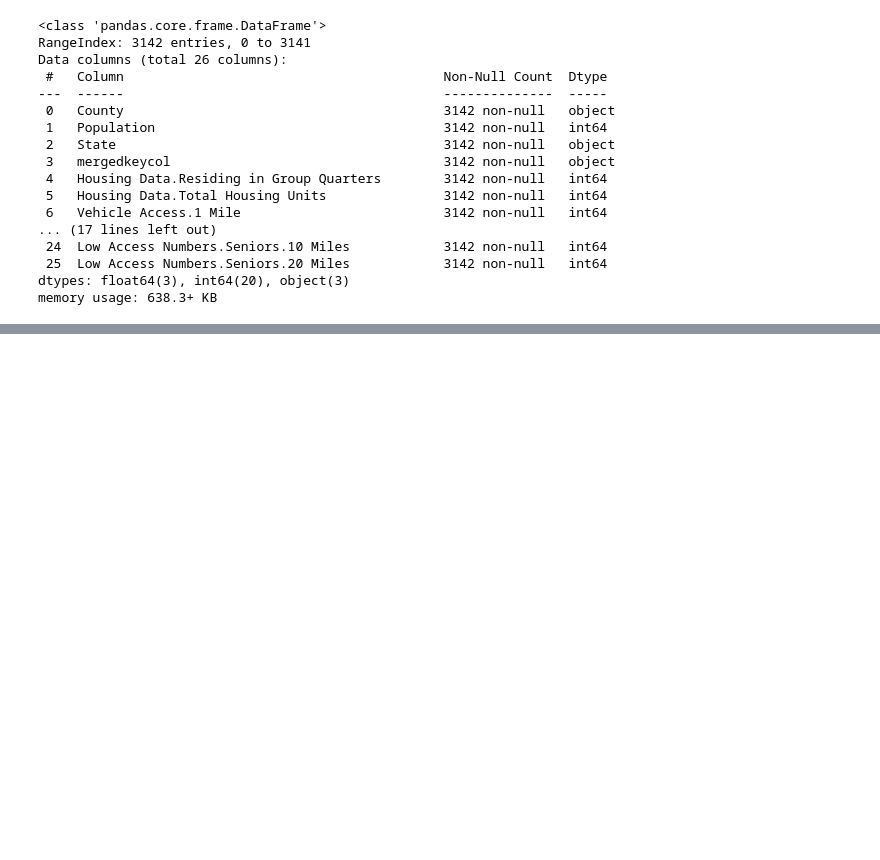
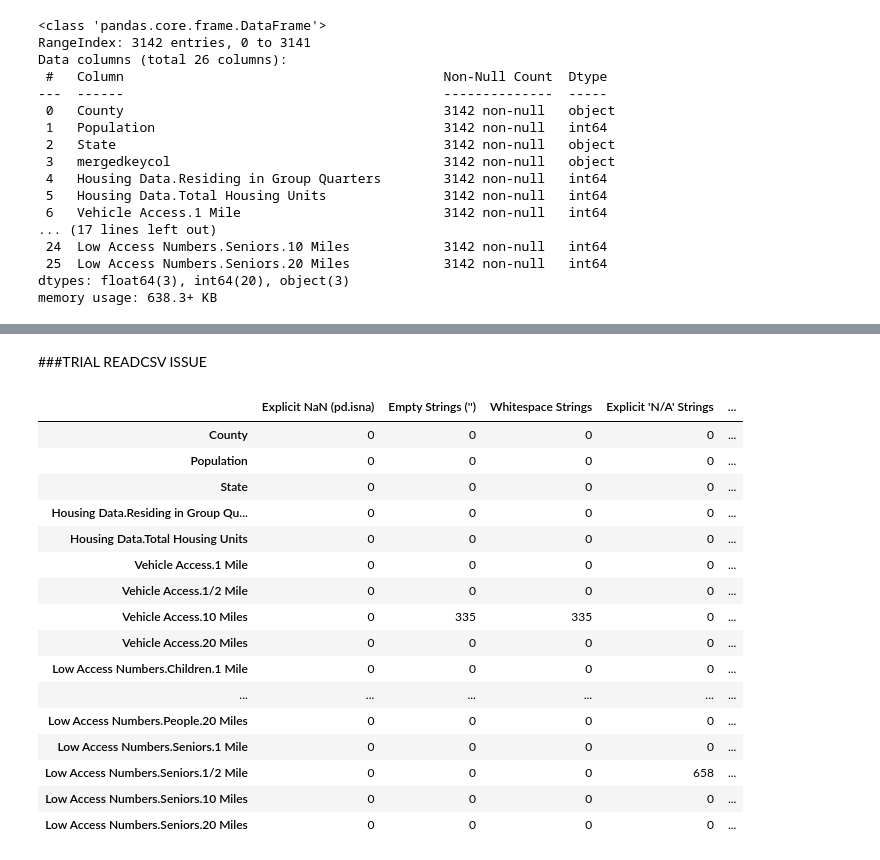
Before and after one commit to nidhicodes4045/datascience442, a Jupyter notebook: Project_Dataset_Cleaning.ipynb, the cells around one changed output, grey strips where cells are left out. Saved outputs shown, nothing was run; the diff lists cells and outputs as text; code cells hidden in the pictures; blank space fills up the shorter version.

```diff
--- a/Project_Dataset_Cleaning.ipynb
+++ b/Project_Dataset_Cleaning.ipynb
@@ -337,0 +523,38 @@ memory usage: 638.3+ KB
+# %% [markdown]
+###TRIAL READCSV ISSUE
+# %%
+mode_food_df = pd.read_csv("https://raw.githubusercontent.com/nidhicodes4045/datascience442/refs/heads/main/Food_access_mod.csv", dtype=str, keep_default_na=False)
+# %%
+from IPython.display import display
+
+# Checking different types of null representations
+null_counts = {
+    "Explicit NaN (pd.isna)": mode_food_df.map(lambda x: pd.isna(x)).sum(),
+    "Empty Strings ('')": (mode_food_df == "").sum(),
+    "Whitespace Strings": (mode_food_df.map(lambda x: x.strip() if isinstance(x, str) else x) == "").sum(),
+    "Explicit 'N/A' Strings": (mode_food_df.map(lambda x: x.lower() if isinstance(x, str) else x) == "n/a").sum(),
+    "Explicit 'NULL' Strings": (mode_food_df.map(lambda x: x.lower() if isinstance(x, str) else x) == "null").sum()
+}
+
+# Combine results into a DataFrame
+null_summary = pd.DataFrame(null_counts)
+# Show the DataFrame
+display(null_summary)
+# %% [output]
+|  | Explicit NaN (pd.isna) | Empty Strings ('') | Whitespace Strings | Explicit 'N/A' Strings | ... |
+| County | 0 | 0 | 0 | 0 | ... |
+| Population | 0 | 0 | 0 | 0 | ... |
+| State | 0 | 0 | 0 | 0 | ... |
+| Housing Data.Residing in Group Qu... | 0 | 0 | 0 | 0 | ... |
+| Housing Data.Total Housing Units | 0 | 0 | 0 | 0 | ... |
+| Vehicle Access.1 Mile | 0 | 0 | 0 | 0 | ... |
+| Vehicle Access.1/2 Mile | 0 | 0 | 0 | 0 | ... |
+| Vehicle Access.10 Miles | 0 | 335 | 335 | 0 | ... |
+| Vehicle Access.20 Miles | 0 | 0 | 0 | 0 | ... |
+| Low Access Numbers.Children.1 Mile | 0 | 0 | 0 | 0 | ... |
+| ... | ... | ... | ... | ... | ... |
+| Low Access Numbers.People.20 Miles | 0 | 0 | 0 | 0 | ... |
+| Low Access Numbers.Seniors.1 Mile | 0 | 0 | 0 | 0 | ... |
+| Low Access Numbers.Seniors.1/2 Mile | 0 | 0 | 0 | 658 | ... |
+| Low Access Numbers.Seniors.10 Miles | 0 | 0 | 0 | 0 | ... |
+| Low Access Numbers.Seniors.20 Miles | 0 | 0 | 0 | 0 | ... |
```
Also changed, not shown: parts of 47 cells of this notebook.
